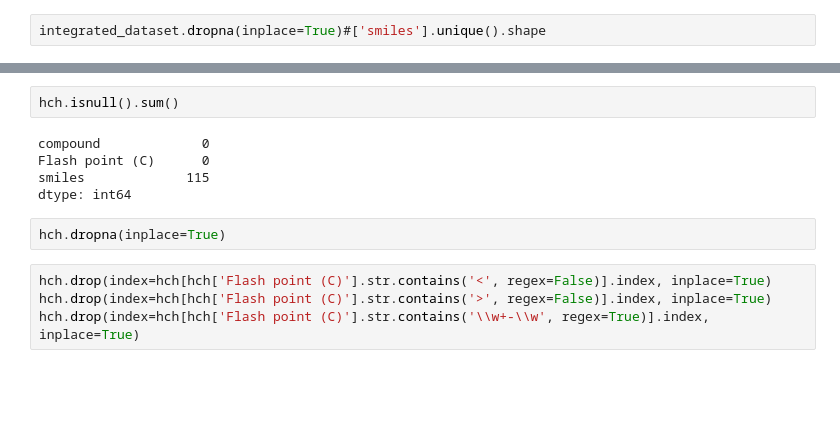
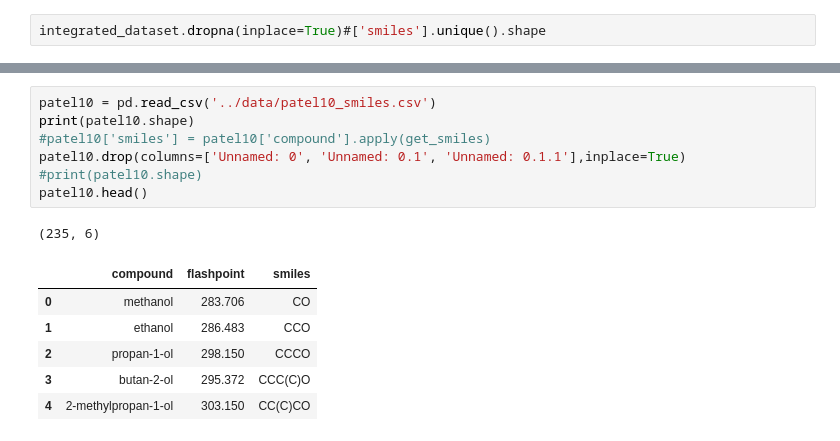
Before and after one commit to nkrakauer/moleprop, a Jupyter notebook: notebooks/Integrated Dataset First Copy.ipynb, the cells around one changed output, grey strips where cells are left out. Saved outputs shown, nothing was run; the diff lists cells and outputs as text; blank space fills up the shorter version.

```diff
--- a/notebooks/Integrated Dataset First Copy.ipynb
+++ b/notebooks/Integrated Dataset First Copy.ipynb
@@ -688,13 +496,15 @@ Xylidine
-# %%
-hch.isnull().sum()
-# %% [output]
-compound             0
-Flash point (C)      0
-smiles             115
-dtype: int64
-# %%
-hch.dropna(inplace=True)
-# %%
-hch.drop(index=hch[hch['Flash point (C)'].str.contains('<', regex=False)].index, inplace=True)
-hch.drop(index=hch[hch['Flash point (C)'].str.contains('>', regex=False)].index, inplace=True)
-hch.drop(index=hch[hch['Flash point (C)'].str.contains('\\w+-\\w', regex=True)].index, inplace=True)
+# %%
+patel10 = pd.read_csv('../data/patel10_smiles.csv')
+print(patel10.shape)
+#patel10['smiles'] = patel10['compound'].apply(get_smiles)
+patel10.drop(columns=['Unnamed: 0', 'Unnamed: 0.1', 'Unnamed: 0.1.1'],inplace=True)
+#print(patel10.shape)
+patel10.head()
+# %% [output]
+(235, 6)
+|  | compound | flashpoint | smiles |
+| 0 | methanol | 283.706 | CO |
+| 1 | ethanol | 286.483 | CCO |
+| 2 | propan-1-ol | 298.150 | CCCO |
+| 3 | butan-2-ol | 295.372 | CCC(C)O |
+| 4 | 2-methylpropan-1-ol | 303.150 | CC(C)CO |
```
Also changed, not shown: parts of 75 cells of this notebook, 2 other files.
